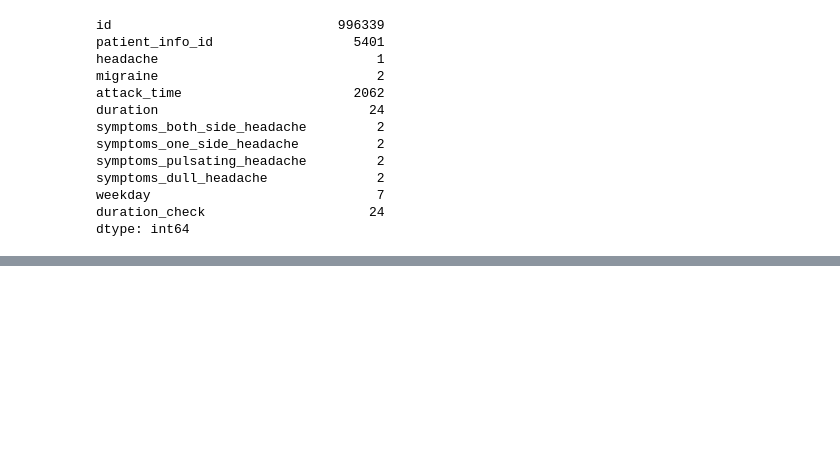
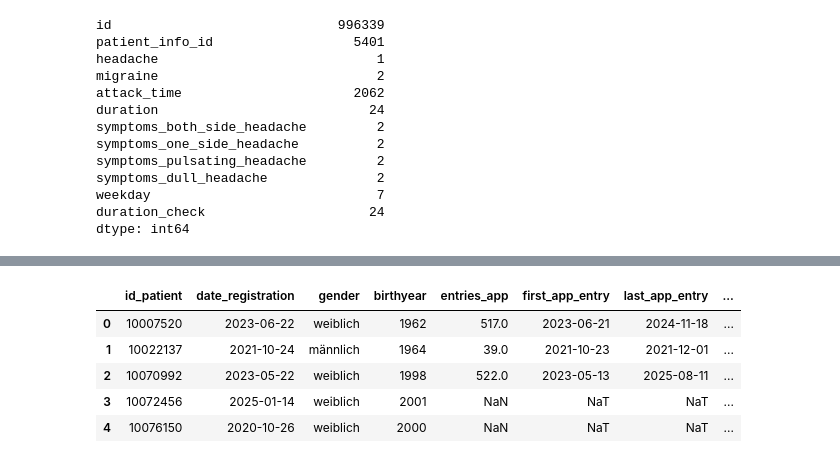
Before and after one commit to kkumar06-tech/Data_Analysis, a Jupyter notebook: Attack_V1.ipynb, the cells around one changed output, grey strips where cells are left out. Cells and saved outputs as stored; diff of their text form; code cells hidden in the pictures; blank space fills up the shorter version.

```diff
--- a/Attack_V1.ipynb
+++ b/Attack_V1.ipynb
@@ -278,0 +281,21 @@ req_df[req_df["patient_info_id"] == 25124162].sort_values("attack_time")
+# %%
+patient_df = pd.read_csv("dataset/Patients_V1_02-03-2026.csv", on_bad_lines='skip', sep=';', low_memory=False)
+# %%
+rel_columns=['id_patient', 'date_registration',
+       'gender', 'birthyear','entries_app', 'first_app_entry', 'last_app_entry',
+       'period_use_app','headache_entries_app', 'migraine_entries_app']
+# %%
+req_patient=patient_df[rel_columns].copy()
+# %%
+cols = ["date_registration","first_app_entry","last_app_entry"]
+
+req_patient[cols] = req_patient[cols].apply(pd.to_datetime)
+# %%
+req_patient.head()
+# %% [output]
+|  | id_patient | date_registration | gender | birthyear | entries_app | first_app_entry | last_app_entry | ... |
+| 0 | 10007520 | 2023-06-22 | weiblich | 1962 | 517.0 | 2023-06-21 | 2024-11-18 | ... |
+| 1 | 10022137 | 2021-10-24 | männlich | 1964 | 39.0 | 2021-10-23 | 2021-12-01 | ... |
+| 2 | 10070992 | 2023-05-22 | weiblich | 1998 | 522.0 | 2023-05-13 | 2025-08-11 | ... |
+| 3 | 10072456 | 2025-01-14 | weiblich | 2001 | NaN | NaT | NaT | ... |
+| 4 | 10076150 | 2020-10-26 | weiblich | 2000 | NaN | NaT | NaT | ... |
```
Also changed, not shown: parts of 14 cells of this notebook, 1 other file.
